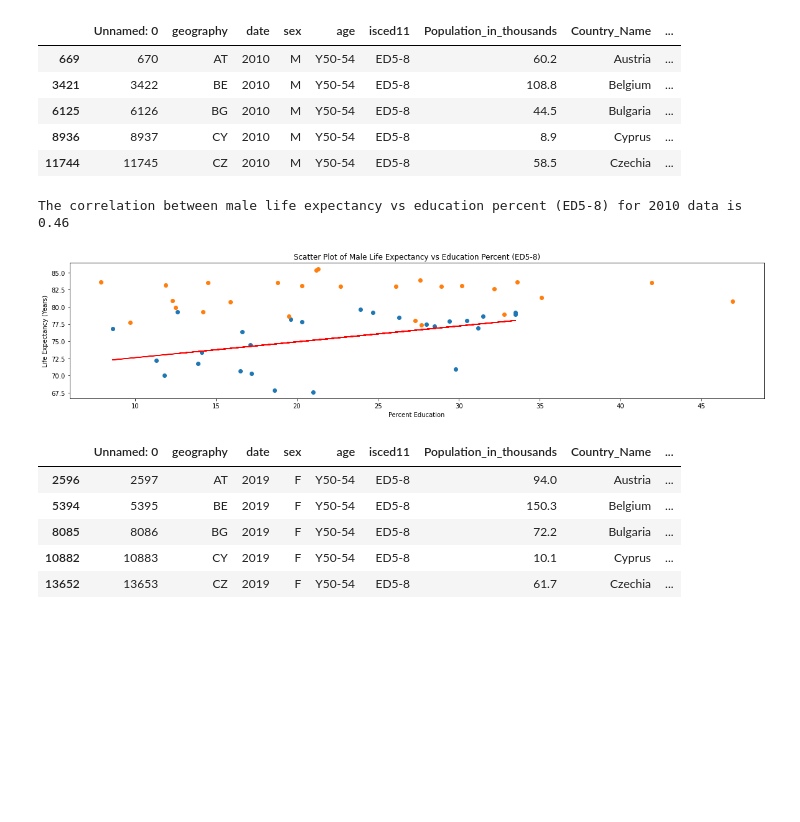
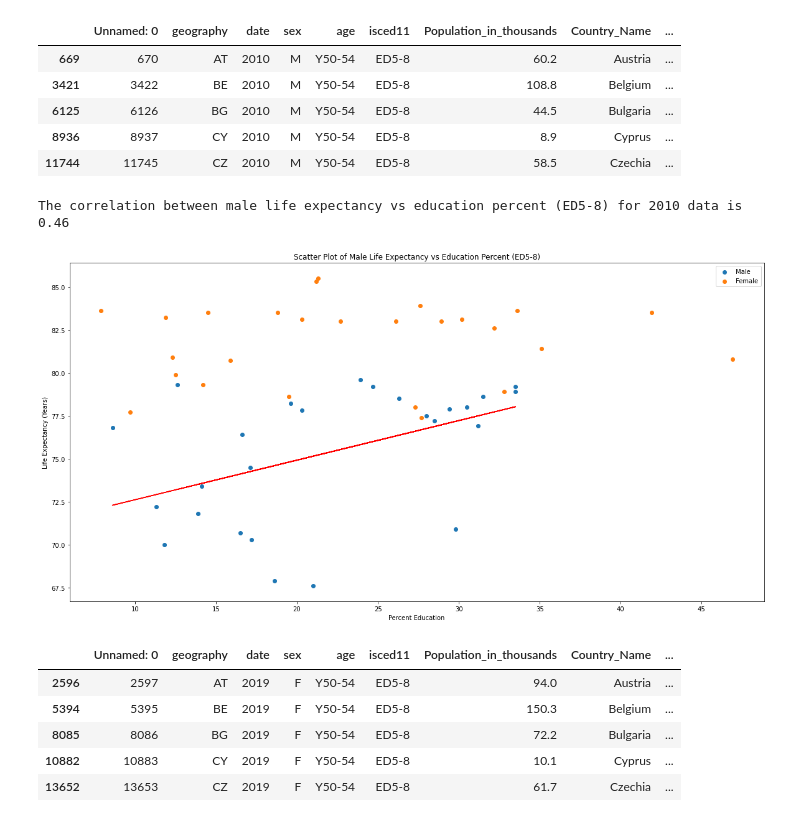
Before and after one commit to ywu223/Capstone1_Compsognathus, a Jupyter notebook: project1john.ipynb, the cells around one changed output. Drawn from its saved outputs; the diff is of its cells as text; code cells hidden in the pictures; blank space fills up the shorter version.

```diff
--- a/project1john.ipynb
+++ b/project1john.ipynb
@@ -109,30 +170,33 @@ filtered_2010_male_ED5_8_Y50_54_geo_df.head()
 # %%
 # Scatter Plot
 # using filtered data
 
-plt.figure(figsize=(20,4))
-plt.scatter(filtered_2010_male_ED5_8_Y50_54_geo_df['normal_percentage'], filtered_2010_male_ED5_8_Y50_54_geo_df['Life_expectancy_in_years'])
+plt.figure(figsize=(20,10))
+plt.scatter(filtered_2010_male_ED5_8_Y50_54_geo_df['normal_percentage'], filtered_2010_male_ED5_8_Y50_54_geo_df['Life_expectancy_in_years'], label='Male')
 
-plt.scatter(filtered_2010_female_ED5_8_Y50_54_geo_df['normal_percentage'], filtered_2010_female_ED5_8_Y50_54_geo_df['Life_expectancy_in_years'])
+plt.scatter(filtered_2010_female_ED5_8_Y50_54_geo_df['normal_percentage'], filtered_2010_female_ED5_8_Y50_54_geo_df['Life_expectancy_in_years'], label='Female')
 
 plt.title("Scatter Plot of Male Life Expectancy vs Education Percent (ED5-8)")
 plt.xlabel("Percent Education")
 plt.ylabel("Life Expectancy (Years)")
 
 # Calculate the correlation coefficient and linear regression model
 # Get the regression data
 (slope, intercept, rvalue, pvalue, stderr) = linregress(filtered_2010_male_ED5_8_Y50_54_geo_df['normal_percentage'], filtered_2010_male_ED5_8_Y50_54_geo_df['Life_expectancy_in_years'])
 # Print the correlation coefficient
 print(f"The correlation between male life expectancy vs education percent (ED5-8) for 2010 data is {round(rvalue, 2)}")
 
 # Create the line for the regression data and plot them
 tv_vs_wt_fit = slope * filtered_2010_male_ED5_8_Y50_54_geo_df['normal_percentage'] + intercept
 plt.plot(filtered_2010_male_ED5_8_Y50_54_geo_df['normal_percentage'],tv_vs_wt_fit,'-', color='r');
 
+# add the legend
+plt.legend(bbox_to_anchor=(1.0, 1.0))
+
 plt.show()
 # %% [output]
 The correlation between male life expectancy vs education percent (ED5-8) for 2010 data is 0.46
-[figure, old version]
+[figure, new version]
 # %%
 # fitler data for 2019, female, ED5-8 and 50-54 year olds
 
```
Also changed, not shown: parts of 7 cells of this notebook, 1 other file.
